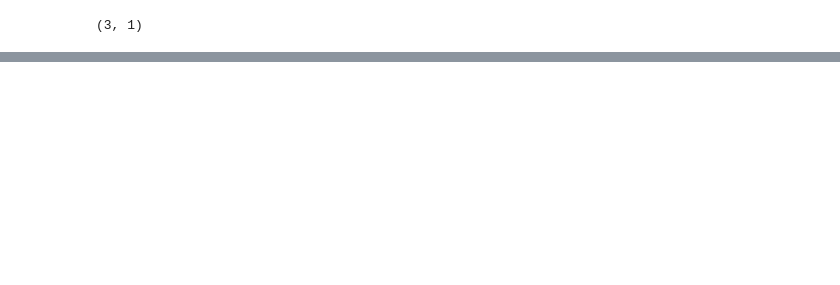
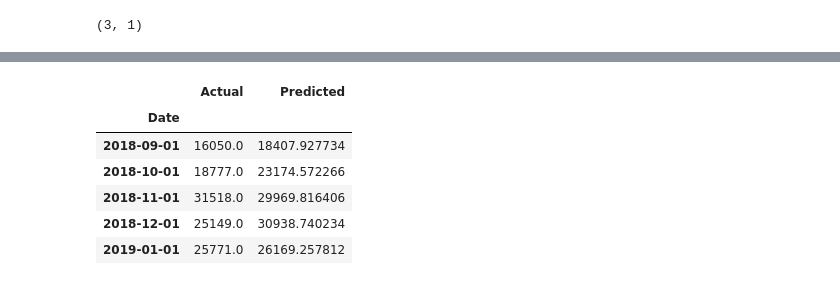
Before and after one commit to jexiamaris/project2, a Jupyter notebook: notebooks/interest_rate_sales.ipynb, the cells around one changed output, grey strips where cells are left out. Saved outputs shown, nothing was run; the diff lists cells and outputs as text; code cells hidden in the pictures; blank space fills up the shorter version.

```diff
--- a/notebooks/interest_rate_sales.ipynb
+++ b/notebooks/interest_rate_sales.ipynb
@@ -243,2 +249,13 @@ NameError: name 'salese__pred_20' is not defined
+# %%
+sales_pred= df_model[:20]
+sales_pred.head()
+# %% [output]
+|  | Actual | Predicted |
+| Date |  |  |
+| 2018-09-01 | 16050.0 | 18407.927734 |
+| 2018-10-01 | 18777.0 | 23174.572266 |
+| 2018-11-01 | 31518.0 | 29969.816406 |
+| 2018-12-01 | 25149.0 | 30938.740234 |
+| 2019-01-01 | 25771.0 | 26169.257812 |
 # %%
 # Plot the real vs predicted prices as a line chart
```
Also changed, not shown: parts of 8 cells of this notebook.
